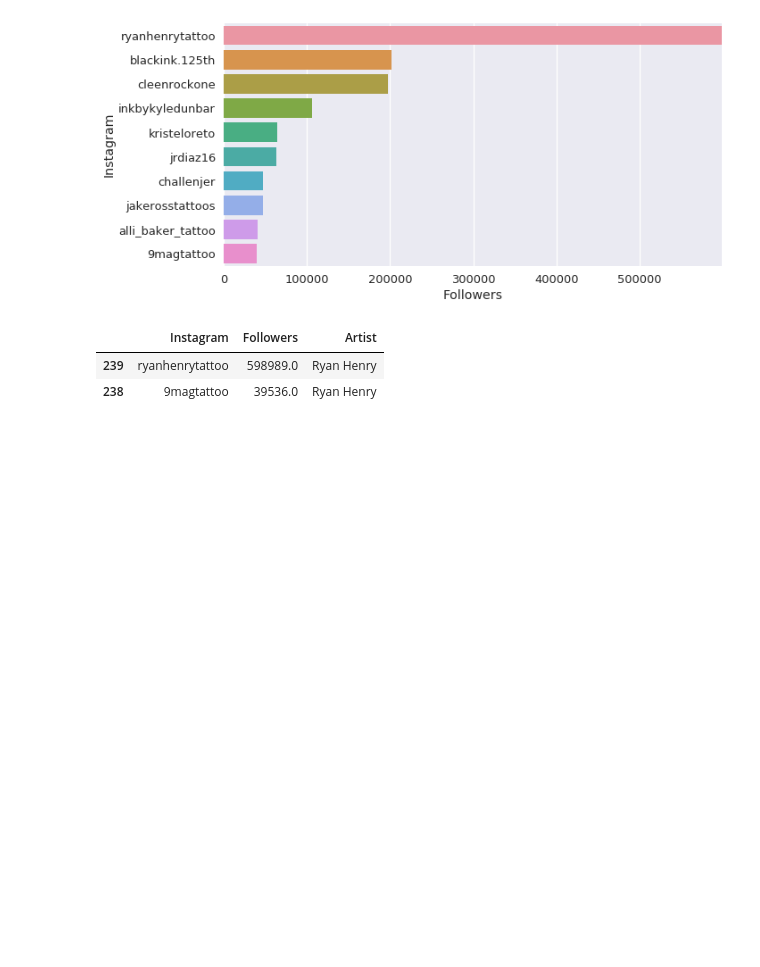
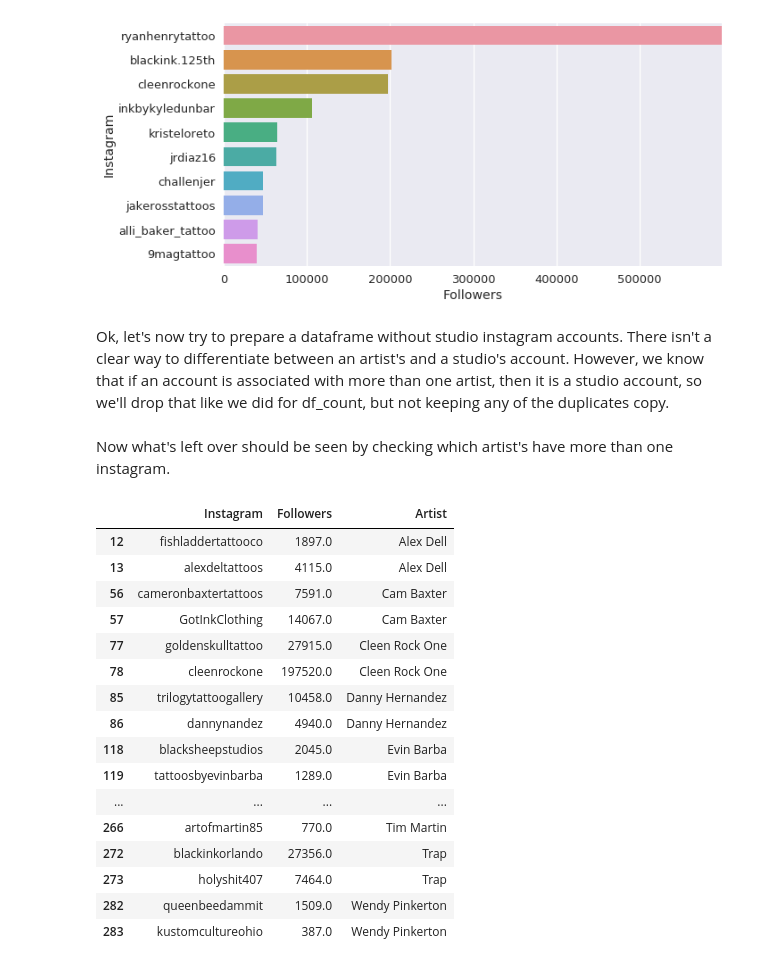
Before and after one commit to modw/playground, a Jupyter notebook: villain-tattoo/visualizing-data.ipynb, the cells around one changed output. Saved outputs shown, nothing was run; the diff lists cells and outputs as text; code cells hidden in the pictures; blank space fills up the shorter version.

```diff
--- a/villain-tattoo/visualizing-data.ipynb
+++ b/villain-tattoo/visualizing-data.ipynb
@@ -148,9 +166,8 @@ ax.set_xlim(xmax=top10.Followers.max())
 plt.show()
 # %% [output]
 [figure]
-# %%
-top10.loc[top10['Artist']=='Ryan Henry']
-# %% [output]
-|  | Instagram | Followers | Artist |
-| 239 | ryanhenrytattoo | 598989.0 | Ryan Henry |
-| 238 | 9magtattoo | 39536.0 | Ryan Henry |
+# %% [markdown]
+Ok, let's now try to prepare a dataframe without studio instagram accounts.
+There isn't a clear way to differentiate between an artist's and a studio's account.
+However, we know that if an account is associated with more than one artist, then
+it is a studio account, so we'll drop that like we did for df_count, but not keeping any of the duplicates copy.
@@ -156,0 +176,22 @@ top10.loc[top10['Artist']=='Ryan Henry']
+# %% [markdown]
+Now what's left over should be seen by checking which artist's have more than one instagram.
+# %%
+df_profiles[df_profiles['Artist'].duplicated(keep=False)]
+# %% [output]
+|  | Instagram | Followers | Artist |
+| 12 | fishladdertattooco | 1897.0 | Alex Dell |
+| 13 | alexdeltattoos | 4115.0 | Alex Dell |
+| 56 | cameronbaxtertattoos | 7591.0 | Cam Baxter |
+| 57 | GotInkClothing | 14067.0 | Cam Baxter |
+| 77 | goldenskulltattoo | 27915.0 | Cleen Rock One |
+| 78 | cleenrockone | 197520.0 | Cleen Rock One |
+| 85 | trilogytattoogallery | 10458.0 | Danny Hernandez |
+| 86 | dannynandez | 4940.0 | Danny Hernandez |
+| 118 | blacksheepstudios | 2045.0 | Evin Barba |
+| 119 | tattoosbyevinbarba | 1289.0 | Evin Barba |
+| ... | ... | ... | ... |
+| 266 | artofmartin85 | 770.0 | Tim Martin |
+| 272 | blackinkorlando | 27356.0 | Trap |
+| 273 | holyshit407 | 7464.0 | Trap |
+| 282 | queenbeedammit | 1509.0 | Wendy Pinkerton |
+| 283 | kustomcultureohio | 387.0 | Wendy Pinkerton |
```
Also changed, not shown: parts of 19 cells of this notebook.
